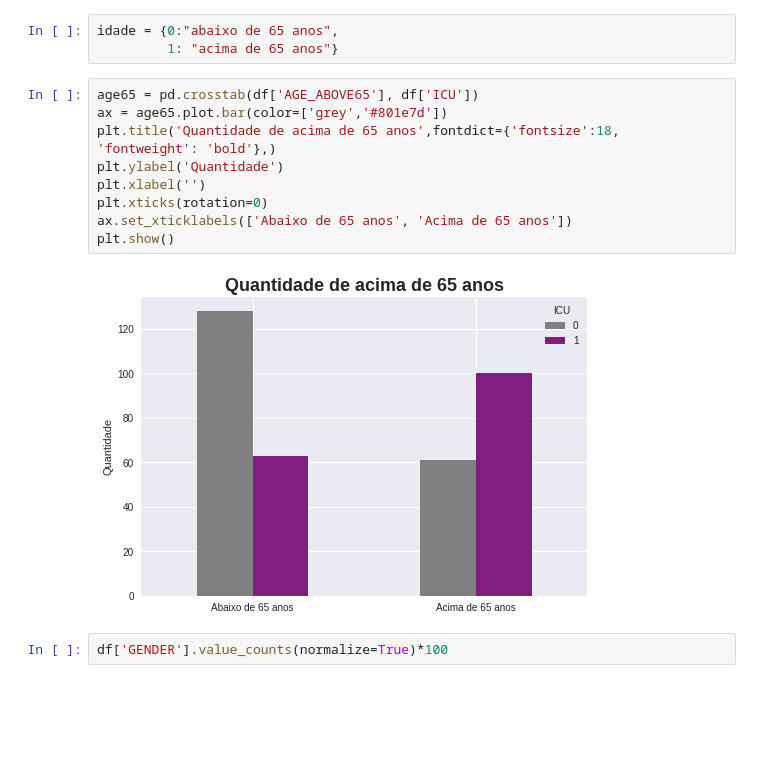
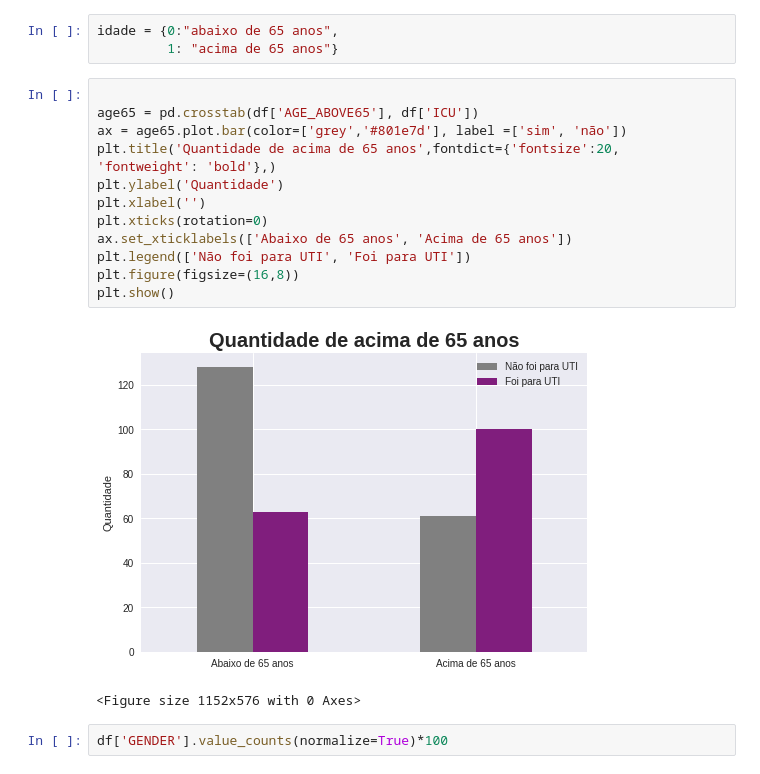
Before and after one commit to JuniorTorresMTJ/Projeto_Todo_mundo_odeia_o_COVID, a Jupyter notebook: notebook/Projeto_Todo_Mundo_Odeia_o_COVID_EDA.ipynb, the cells around one changed output. Drawn from its saved outputs; the diff is of its cells as text; blank space fills up the shorter version.

```diff
--- a/notebook/Projeto_Todo_Mundo_Odeia_o_COVID_EDA.ipynb
+++ b/notebook/Projeto_Todo_Mundo_Odeia_o_COVID_EDA.ipynb
@@ -126,16 +125,20 @@ Name: AGE_ABOVE65, dtype: float64
 idade = {0:"abaixo de 65 anos",
          1: "acima de 65 anos"}
 # %%
+
 age65 = pd.crosstab(df['AGE_ABOVE65'], df['ICU'])
-ax = age65.plot.bar(color=['grey','#801e7d'])
-plt.title('Quantidade de acima de 65 anos',fontdict={'fontsize':18, 'fontweight': 'bold'},)
+ax = age65.plot.bar(color=['grey','#801e7d'], label =['sim', 'não'])
+plt.title('Quantidade de acima de 65 anos',fontdict={'fontsize':20, 'fontweight': 'bold'},)
 plt.ylabel('Quantidade')
 plt.xlabel('')
 plt.xticks(rotation=0)
 ax.set_xticklabels(['Abaixo de 65 anos', 'Acima de 65 anos'])
+plt.legend(['Não foi para UTI', 'Foi para UTI'])
+plt.figure(figsize=(16,8))
 plt.show()
 # %% [output]
-[figure, old version]
+[figure, new version]
+<Figure size 1152x576 with 0 Axes>
 # %%
 df['GENDER'].value_counts(normalize=True)*100
 # %% [output]
```
Also changed, not shown: parts of 5 cells of this notebook.
